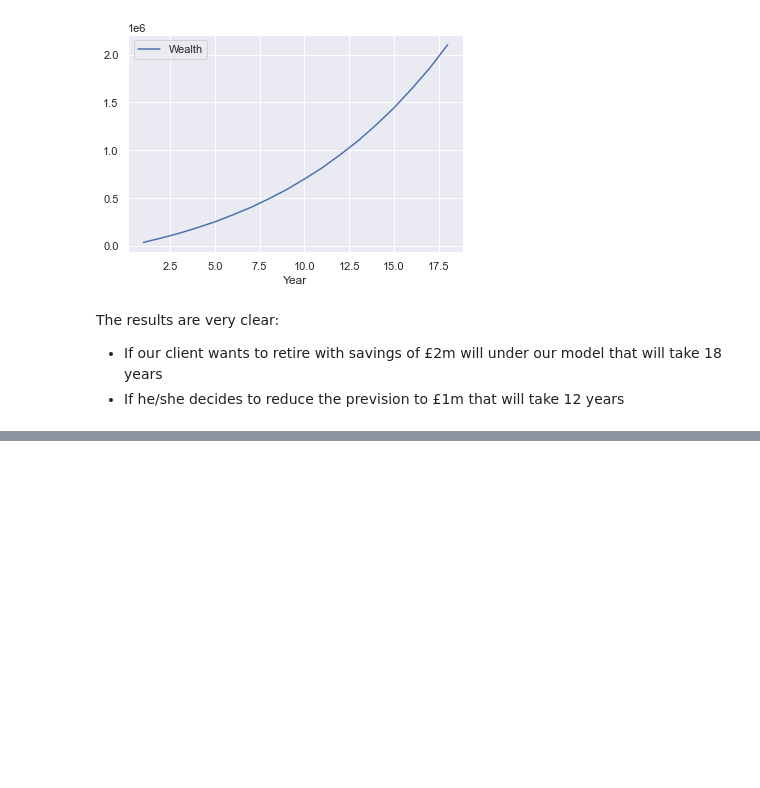
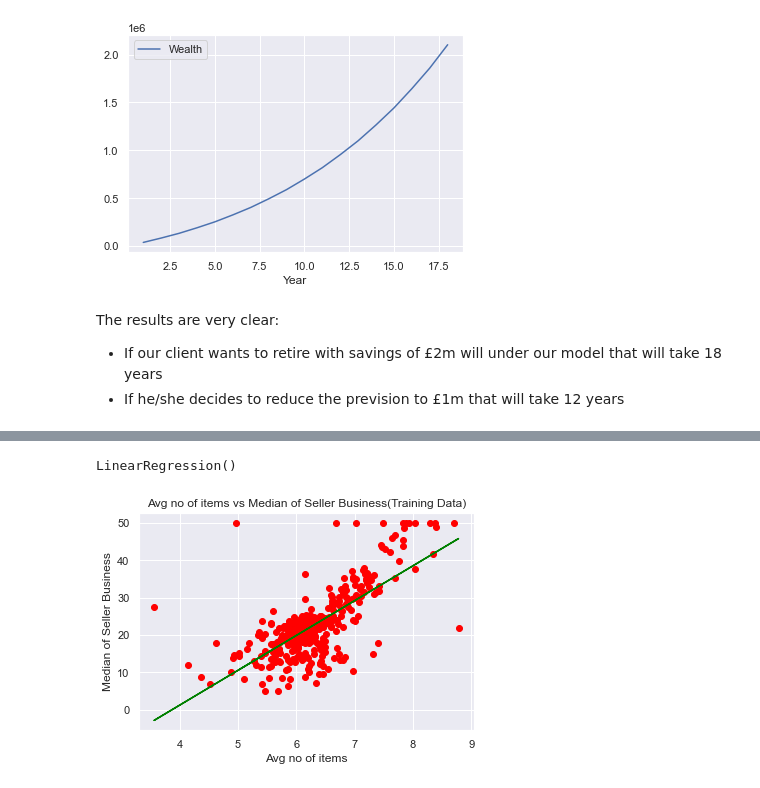
Before and after one commit to JavierConde1976/LSE_DA301_Week_1_Demonstrations, a Jupyter notebook: LSE_DA301_Week_1_Demonstrations.ipynb, the cells around one changed output, grey strips where cells are left out. Drawn from its saved outputs; the diff is of its cells as text; code cells hidden in the pictures; blank space fills up the shorter version.

```diff
--- a/LSE_DA301_Week_1_Demonstrations.ipynb
+++ b/LSE_DA301_Week_1_Demonstrations.ipynb
@@ -2209,0 +3095,21 @@ The results are very clear:
+# %%
+# Let's define the variables and RESHAPE THE VARIABLES IF NEEDED
+
+# Choose your variables.
+X = df['avg_no_it'].values.reshape(-1, 1)
+y = df['Median_s'].values
+# %%
+# Now we split the data set
+
+# Split the data into training = 0.7 and testing = 0.3 subsets.
+x_train, x_test, y_train, y_test = train_test_split(X, y,
+                                                    test_size=0.3,
+                                                    random_state=0)
+# %%
+# Run linear regression model.
+lr = LinearRegression()
+# %%
+# Fit the model on the training data.
+lr.fit(x_train, y_train)
+# %% [output]
+LinearRegression()
@@ -2209,0 +3119,13 @@ The results are very clear:
+# %%
+# NOW THAT WE HAVE CALCULATED THE REGRESSION, WE PRINT IT
+
+# Visualise the training set.
+plt.scatter(x_train, y_train, color = "red")
+plt.plot(x_train, lr.predict(x_train), color = "green")
+plt.title("Avg no of items vs Median of Seller Business(Training Data)")
+plt.xlabel("Avg no of items")
+plt.ylabel("Median of Seller Business")
+
+plt.show()
+# %% [output]
+[figure, added]
```
Also changed, not shown: parts of 112 cells of this notebook.
